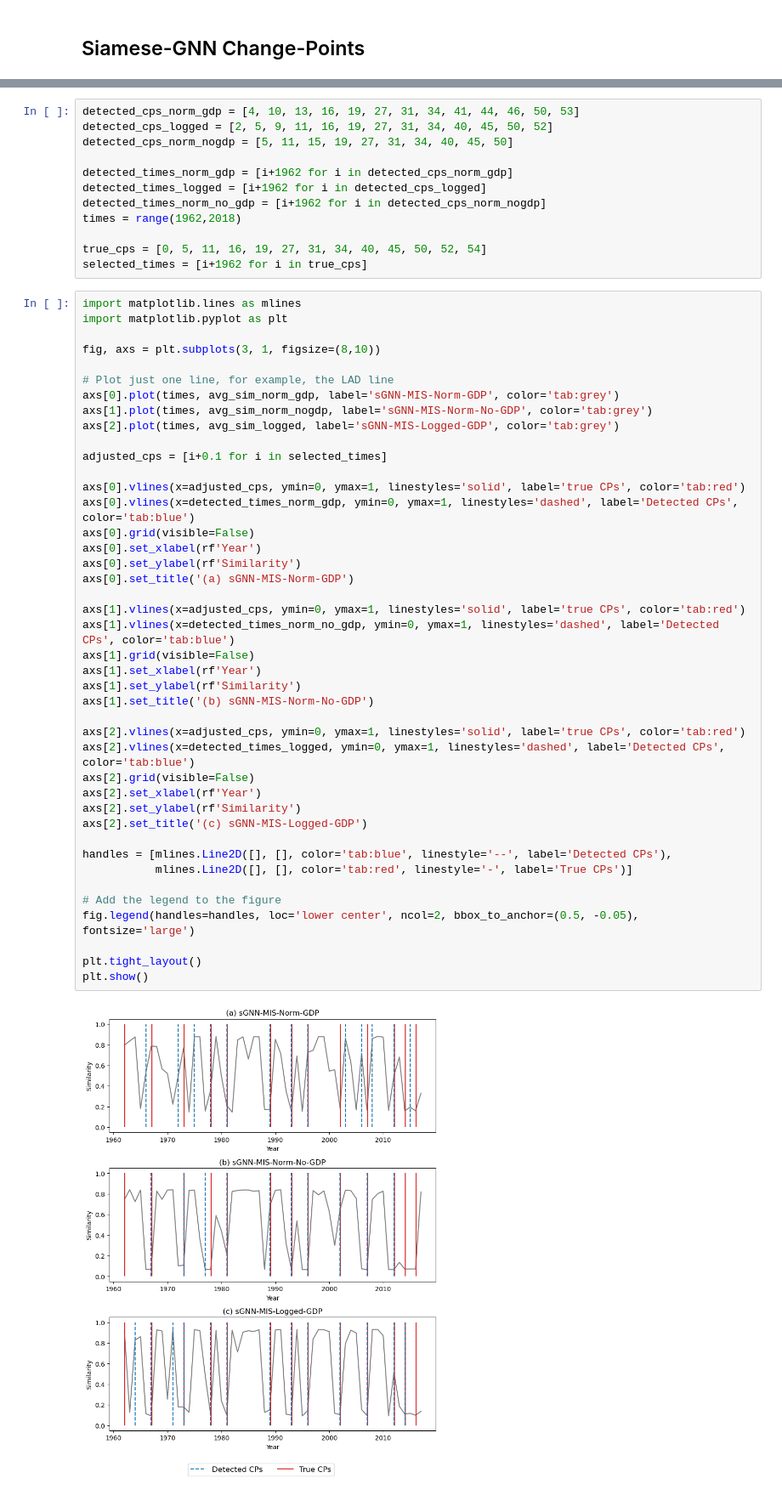
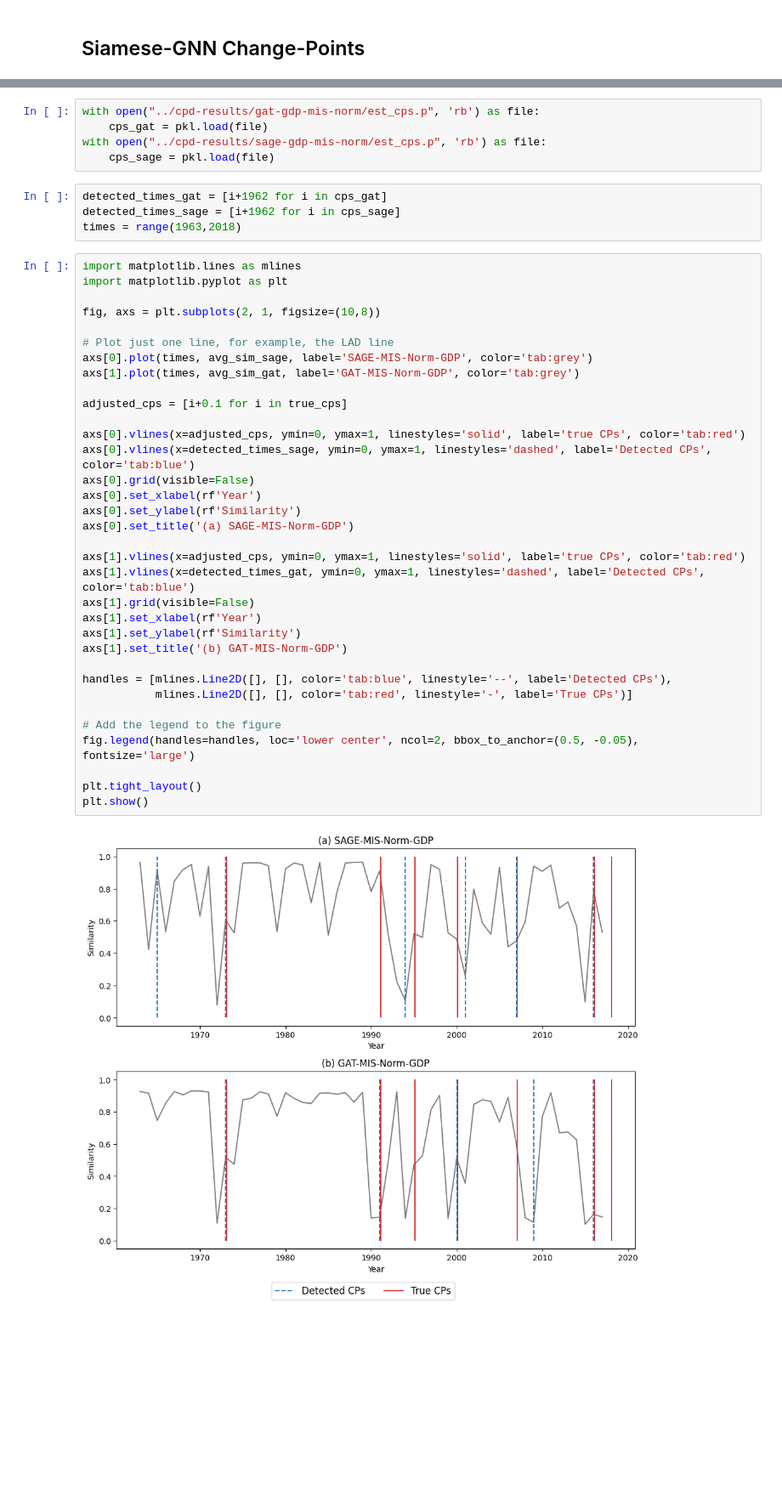
Before and after one commit to soschuetze/Trade-GNN-Thesis, a Jupyter notebook: notebooks/change_point_detection.ipynb, the cells around one changed output, grey strips where cells are left out. Shown: that part at 85% size. Drawn from its saved outputs; the diff is of its cells as text; blank space fills up the shorter version.

```diff
--- a/notebooks/change_point_detection.ipynb
+++ b/notebooks/change_point_detection.ipynb
@@ -93,56 +99,45 @@ with open("../results/test_results/NCPD_07_22_16:14:19_window_2_detection/avg_si
-# %%
-detected_cps_norm_gdp = [4, 10, 13, 16, 19, 27, 31, 34, 41, 44, 46, 50, 53]
-detected_cps_logged = [2, 5, 9, 11, 16, 19, 27, 31, 34, 40, 45, 50, 52]
-detected_cps_norm_nogdp = [5, 11, 15, 19, 27, 31, 34, 40, 45, 50]
-
-detected_times_norm_gdp = [i+1962 for i in detected_cps_norm_gdp]
-detected_times_logged = [i+1962 for i in detected_cps_logged]
-detected_times_norm_no_gdp = [i+1962 for i in detected_cps_norm_nogdp]
-times = range(1962,2018)
-
-true_cps = [0, 5, 11, 16, 19, 27, 31, 34, 40, 45, 50, 52, 54]
-selected_times = [i+1962 for i in true_cps]
+# %%
+with open("../cpd-results/gat-gdp-mis-norm/est_cps.p", 'rb') as file:
+    cps_gat = pkl.load(file)
+with open("../cpd-results/sage-gdp-mis-norm/est_cps.p", 'rb') as file:
+    cps_sage = pkl.load(file)
+# %%
+detected_times_gat = [i+1962 for i in cps_gat]
+detected_times_sage = [i+1962 for i in cps_sage]
+times = range(1963,2018)
 # %%
 import matplotlib.lines as mlines
 import matplotlib.pyplot as plt
 
-fig, axs = plt.subplots(3, 1, figsize=(8,10))
+fig, axs = plt.subplots(2, 1, figsize=(10,8))
 
 # Plot just one line, for example, the LAD line
-axs[0].plot(times, avg_sim_norm_gdp, label='sGNN-MIS-Norm-GDP', color='tab:grey')
-axs[1].plot(times, avg_sim_norm_nogdp, label='sGNN-MIS-Norm-No-GDP', color='tab:grey')
-axs[2].plot(times, avg_sim_logged, label='sGNN-MIS-Logged-GDP', color='tab:grey')
+axs[0].plot(times, avg_sim_sage, label='SAGE-MIS-Norm-GDP', color='tab:grey')
+axs[1].plot(times, avg_sim_gat, label='GAT-MIS-Norm-GDP', color='tab:grey')
 
-adjusted_cps = [i+0.1 for i in selected_times]
+adjusted_cps = [i+0.1 for i in true_cps]
 
 axs[0].vlines(x=adjusted_cps, ymin=0, ymax=1, linestyles='solid', label='true CPs', color='tab:red')
-axs[0].vlines(x=detected_times_norm_gdp, ymin=0, ymax=1, linestyles='dashed', label='Detected CPs', color='tab:blue')
+axs[0].vlines(x=detected_times_sage, ymin=0, ymax=1, linestyles='dashed', label='Detected CPs', color='tab:blue')
 axs[0].grid(visible=False)
 axs[0].set_xlabel(rf'Year')
 axs[0].set_ylabel(rf'Similarity')
-axs[0].set_title('(a) sGNN-MIS-Norm-GDP')
+axs[0].set_title('(a) SAGE-MIS-Norm-GDP')
 
 axs[1].vlines(x=adjusted_cps, ymin=0, ymax=1, linestyles='solid', label='true CPs', color='tab:red')
-axs[1].vlines(x=detected_times_norm_no_gdp, ymin=0, ymax=1, linestyles='dashed', label='Detected CPs', color='tab:blue')
+axs[1].vlines(x=detected_times_gat, ymin=0, ymax=1, linestyles='dashed', label='Detected CPs', color='tab:blue')
 axs[1].grid(visible=False)
 axs[1].set_xlabel(rf'Year')
 axs[1].set_ylabel(rf'Similarity')
-axs[1].set_title('(b) sGNN-MIS-Norm-No-GDP')
-
-axs[2].vlines(x=adjusted_cps, ymin=0, ymax=1, linestyles='solid', label='true CPs', color='tab:red')
-axs[2].vlines(x=detected_times_logged, ymin=0, ymax=1, linestyles='dashed', label='Detected CPs', color='tab:blue')
-axs[2].grid(visible=False)
-axs[2].set_xlabel(rf'Year')
-axs[2].set_ylabel(rf'Similarity')
-axs[2].set_title('(c) sGNN-MIS-Logged-GDP')
+axs[1].set_title('(b) GAT-MIS-Norm-GDP')
 
 handles = [mlines.Line2D([], [], color='tab:blue', linestyle='--', label='Detected CPs'),
            mlines.Line2D([], [], color='tab:red', linestyle='-', label='True CPs')]
 
 # Add the legend to the figure
 fig.legend(handles=handles, loc='lower center', ncol=2, bbox_to_anchor=(0.5, -0.05), fontsize='large')
 
 plt.tight_layout()
 plt.show()
 # %% [output]
-[figure, old version]
+[figure, new version]
```
Also changed, not shown: parts of 8 cells of this notebook, 8 other files.
